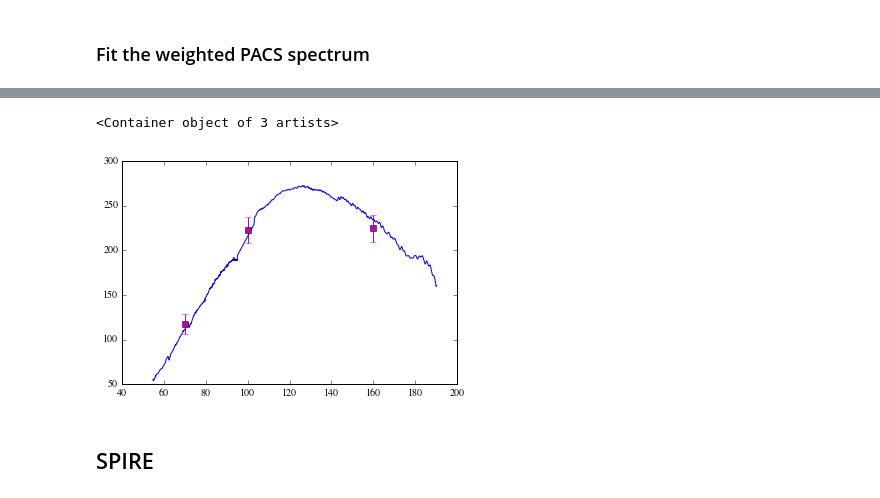
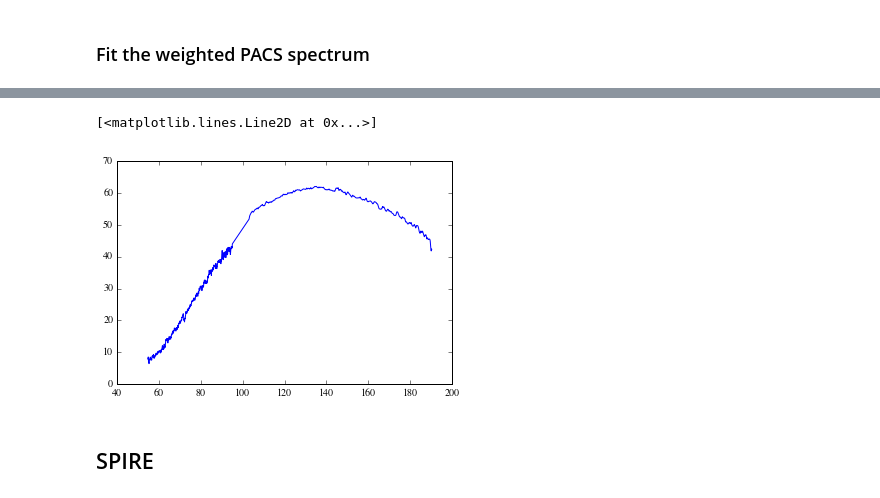
Before and after one commit to yaolun/sa, a Jupyter notebook: calibration_workflow_sect.ipynb, the cells around one changed output, grey strips where cells are left out. Cells and saved outputs as stored; diff of their text form; code cells hidden in the pictures.

```diff
--- a/calibration_workflow_sect.ipynb
+++ b/calibration_workflow_sect.ipynb
@@ -13,6 +13,12 @@ from astropy.io import ascii, fits
 outdir = '/Users/yaolun/bhr71/best_calibrated/'
 cubedir = '/Users/yaolun/bhr71/data/HSA/'
 photpath = '/Users/yaolun/bhr71/best_calibrated/bhr71.txt'
+obj = 'BHR71'
+#####
+outdir = '/Users/yaolun/test/B335/'
+cubedir = '/Users/yaolun/test/B335/'
+photpath = '/Users/yaolun/data/herschel_phot/b335.txt'
+obj = 'B335'
 # %% [markdown]
 ### From rebinned cube to 1-D spectra
 # %%
@@ -42,8 +48,7 @@ idl.pro('get_pacs', outdir=cubedir, objname='BHR71', filename=cubefile, suffix='
 % Compiled module: CGCOLOR.
 # %%
 wl, flux, phot, scale = pacs_weight(cubedir+'cube/',
-                'BHR71', 31.8, photpath, outdir,
-                '/Users/yaolun/bhr71/calibration_testing/data/BHR71_042516/1342212230/level2/'+
-                'HPS3DRB/herschel.pacs.signal.PacsRebinnedCube/hpacs1342212230_20hps3drbs_00_1453197821063.fits',
-                suffix='hsa')
+                obj, 31.8, photpath, outdir,
+                cubedir+obj+'_rebinnedcube_blue1.fits',
+                suffix='hsa', scale=False, phot=None)
 # %% [output]
@@ -72,11 +107,11 @@ idl.pro('extract_pacs', indir=outdir, filename='BHR71_pacs_weighted',
 # %%
-pacs_cont = ascii.read(outdir+'fitting/pacs/advanced_products/BHR71_pacs_weighted_continuum.txt')
+pacs_cont = ascii.read(outdir+'fitting/pacs/advanced_products/'+obj+'_pacs_weighted_continuum.txt')
 
 plt.plot(pacs_cont['Wavelength(um)'], pacs_cont['Flux_Density(Jy)'])
 plt.errorbar([70, 100, 160], phot['flux'], yerr=phot['uncertainty'], fmt='s', color='m', linestyle='None')
 # %% [output]
-<Container object of 3 artists>
+[<matplotlib.lines.Line2D at 0x...>]
-[figure, old version]
+[figure, new version]
 # %% [markdown]
 ## SPIRE
 # %% [markdown]
```
Also changed, not shown: parts of 11 cells of this notebook, 4 other files.
